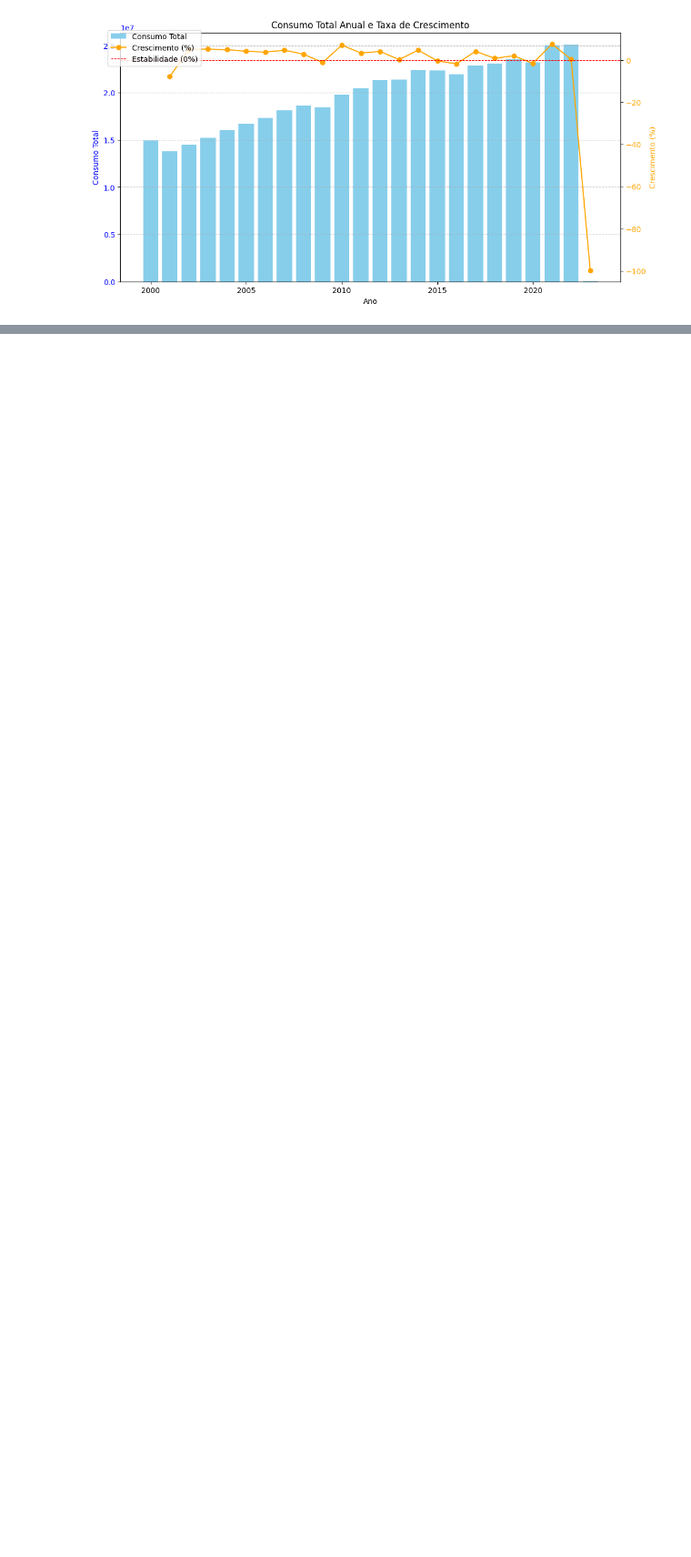
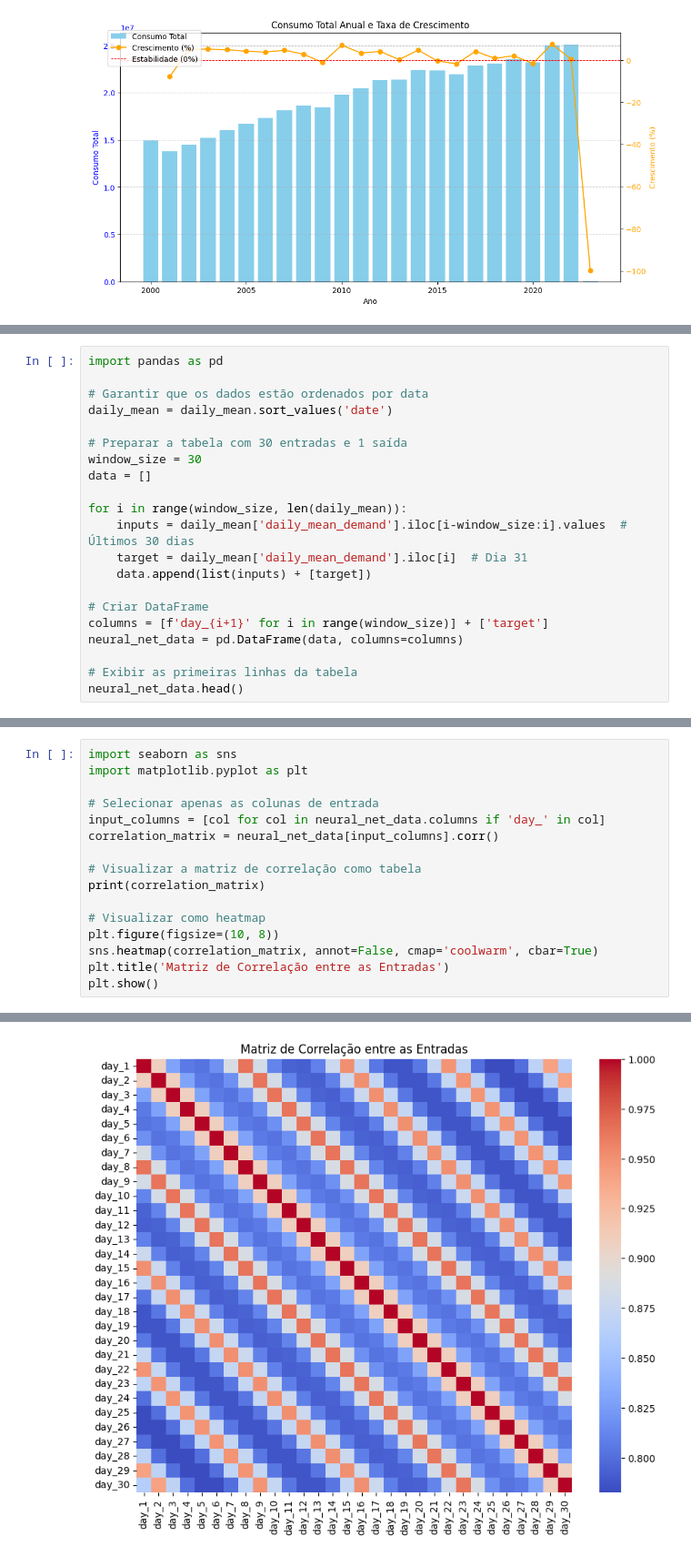
Before and after one commit to DuduRamone/Redes_Neurais, a Jupyter notebook: redesNeurais.ipynb, the cells around one changed output, grey strips where cells are left out. Shown at 91% size. Cells and saved outputs as stored; diff of their text form; blank space fills up the shorter version.

```diff
--- a/redesNeurais.ipynb
+++ b/redesNeurais.ipynb
@@ -172,0 +273,21 @@ plt.show()
+# %%
+import pandas as pd
+
+# Garantir que os dados estão ordenados por data
+daily_mean = daily_mean.sort_values('date')
+
+# Preparar a tabela com 30 entradas e 1 saída
+window_size = 30
+data = []
+
+for i in range(window_size, len(daily_mean)):
+    inputs = daily_mean['daily_mean_demand'].iloc[i-window_size:i].values  # Últimos 30 dias
+    target = daily_mean['daily_mean_demand'].iloc[i]  # Dia 31
+    data.append(list(inputs) + [target])
+
+# Criar DataFrame
+columns = [f'day_{i+1}' for i in range(window_size)] + ['target']
+neural_net_data = pd.DataFrame(data, columns=columns)
+
+# Exibir as primeiras linhas da tabela
+neural_net_data.head()
@@ -172,0 +306,17 @@ plt.show()
+# %%
+import seaborn as sns
+import matplotlib.pyplot as plt
+
+# Selecionar apenas as colunas de entrada
+input_columns = [col for col in neural_net_data.columns if 'day_' in col]
+correlation_matrix = neural_net_data[input_columns].corr()
+
+# Visualizar a matriz de correlação como tabela
+print(correlation_matrix)
+
+# Visualizar como heatmap
+plt.figure(figsize=(10, 8))
+sns.heatmap(correlation_matrix, annot=False, cmap='coolwarm', cbar=True)
+plt.title('Matriz de Correlação entre as Entradas')
+plt.show()
+# %% [output]
@@ -172,0 +340 @@ plt.show()
+[figure, added]
```
Also changed, not shown: parts of 12 cells of this notebook.
